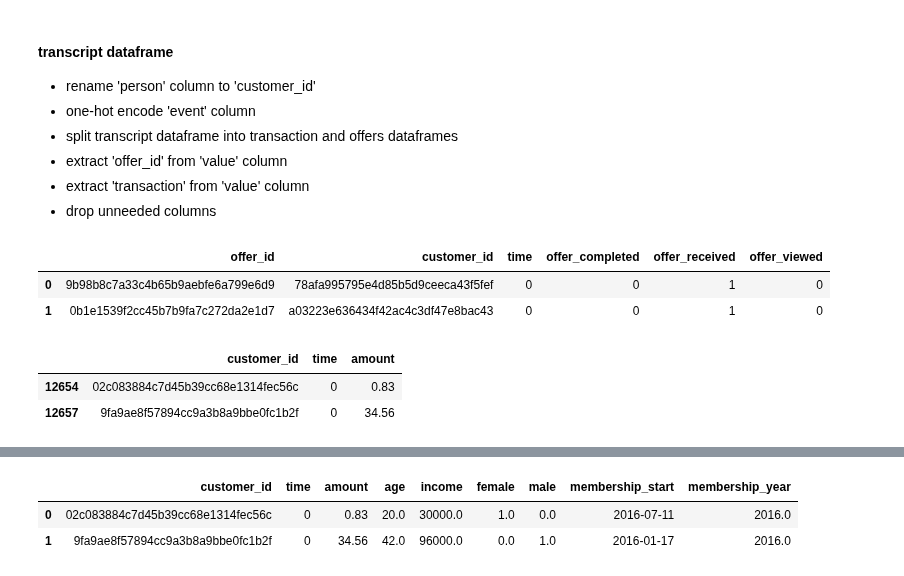
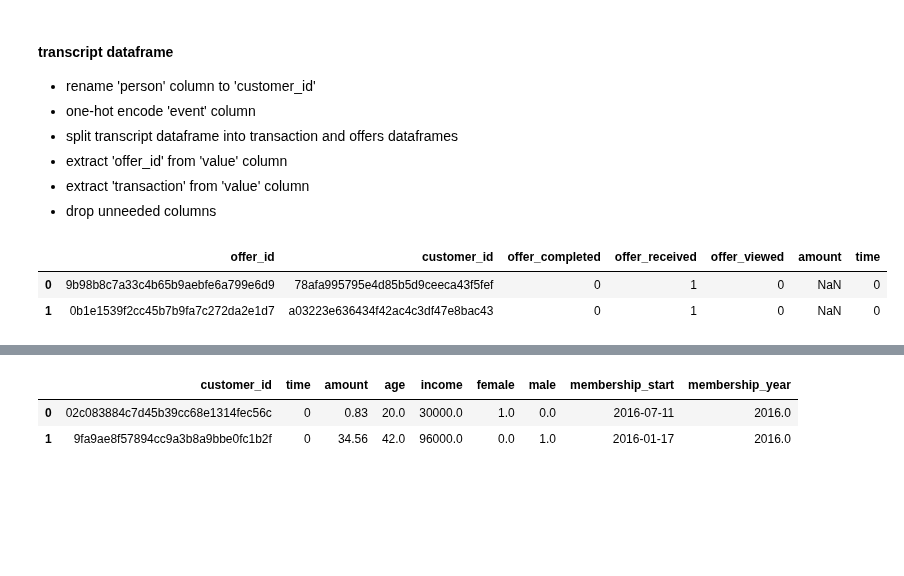
Before and after one commit to mmascaro864/capstone, a Jupyter notebook: starbucks_capstone.ipynb, the cells around one changed output, grey strips where cells are left out. Drawn from its saved outputs; the diff is of its cells as text; code cells hidden in the pictures; blank space fills up the shorter version.

```diff
--- a/starbucks_capstone.ipynb
+++ b/starbucks_capstone.ipynb
@@ -349,19 +349,13 @@ profile_clean.head()
 - drop unneeded columns
 # %%
 # call clean_transcript to clean transcript data
-offers, transactions = clean_transcript()
+transcript_clean = clean_transcript()
 # %%
-offers.head(2)
+transcript_clean.head(2)
 # %% [output]
-|  | offer_id | customer_id | time | offer_completed | offer_received | offer_viewed |
-| 0 | 9b98b8c7a33c4b65b9aebfe6a799e6d9 | 78afa995795e4d85b5d9ceeca43f5fef | 0 | 0 | 1 | 0 |
-| 1 | 0b1e1539f2cc45b7b9fa7c272da2e1d7 | a03223e636434f42ac4c3df47e8bac43 | 0 | 0 | 1 | 0 |
+|  | offer_id | customer_id | offer_completed | offer_received | offer_viewed | amount | time |
+| 0 | 9b98b8c7a33c4b65b9aebfe6a799e6d9 | 78afa995795e4d85b5d9ceeca43f5fef | 0 | 1 | 0 | NaN | 0 |
+| 1 | 0b1e1539f2cc45b7b9fa7c272da2e1d7 | a03223e636434f42ac4c3df47e8bac43 | 0 | 1 | 0 | NaN | 0 |
-# %%
-transactions.head(2)
-# %% [output]
-|  | customer_id | time | amount |
-| 12654 | 02c083884c7d45b39cc68e1314fec56c | 0 | 0.83 |
-| 12657 | 9fa9ae8f57894cc9a3b8a9bbe0fc1b2f | 0 | 34.56 |
 # %%
 # call merge_data to merge cleaned data sets and write out offers and transactions csv files
 merge_data(portfolio_clean, profile_clean, offers, transactions)
```
Also changed, not shown: parts of 1 cell of this notebook, 1 other file.
